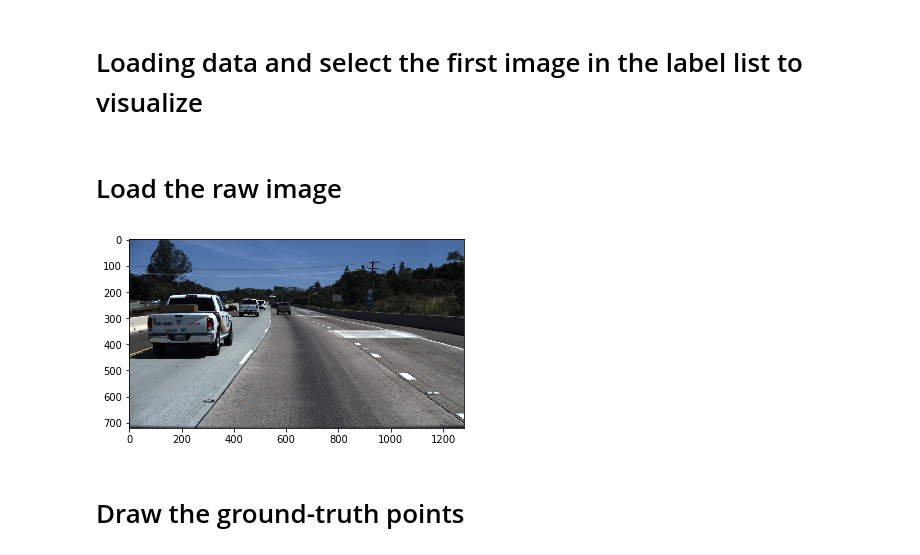
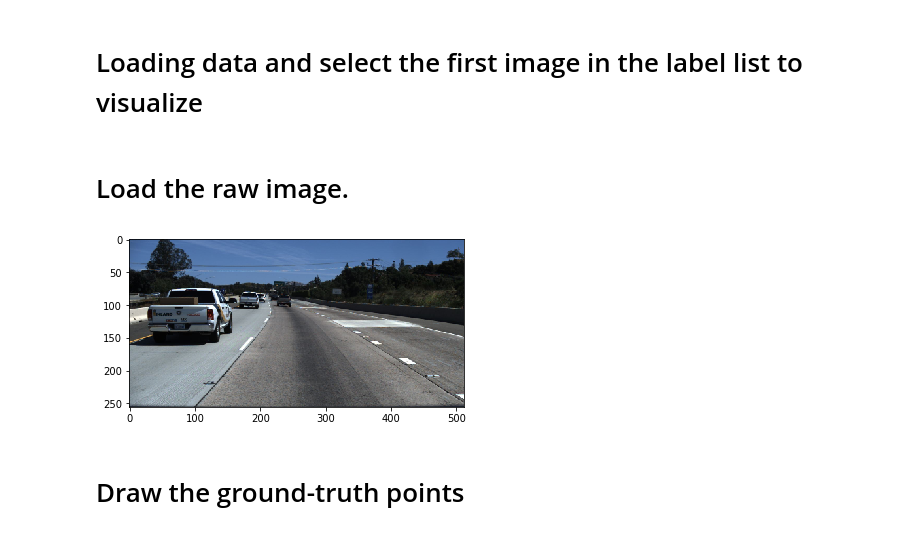
Before and after one commit to WeixinGithubJiang/lanenet, a Jupyter notebook: notebooks/view_gt.ipynb, the cells around one changed output. Drawn from its saved outputs; the diff is of its cells as text; code cells hidden in the pictures.

```diff
--- a/notebooks/view_gt.ipynb
+++ b/notebooks/view_gt.ipynb
@@ -20,14 +25,29 @@ json_gt = [json.loads(line) for line in open(label_path)]
 # select the first raw image
 gt_img = json_gt[0]
 # %% [markdown]
-# Load the raw image
+# Load the raw image.
-# %%
-raw_file = os.path.join(data_dir, gt_img['raw_file'])
-img = plt.imread(raw_file)
-plt.imshow(img)
-plt.show()
-# %% [output]
-[figure, removed]
+# %%
+raw_file = os.path.join(data_dir, gt_img['raw_file'])
+
+img = plt.imread(raw_file)
+
+#this will get the same result with plt.imread
+#img = cv2.imread(raw_file)
+#img = cv2.cvtColor(img_cv, cv2.COLOR_BGR2RGB)
+
+w = img.shape[1]
+h = img.shape[0]
+
+x_rate = 1.0 * new_w / w
+y_rate = 1.0 * new_h / h
+
+if resize_image:
+    img = cv2.resize(img, (new_w, new_h))
+
+plt.imshow(img)
+plt.show()
+# %% [output]
+[figure, added]
 # %% [markdown]
 # Draw the ground-truth points
 # %%
```
Also changed, not shown: parts of 6 cells of this notebook, 9 other files.
